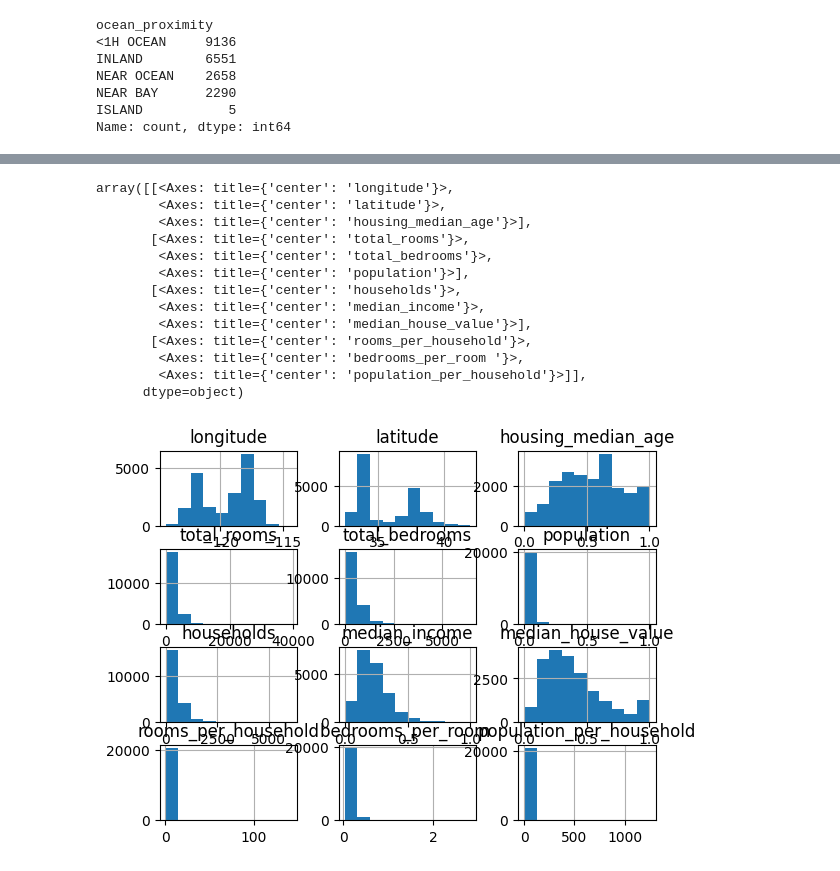
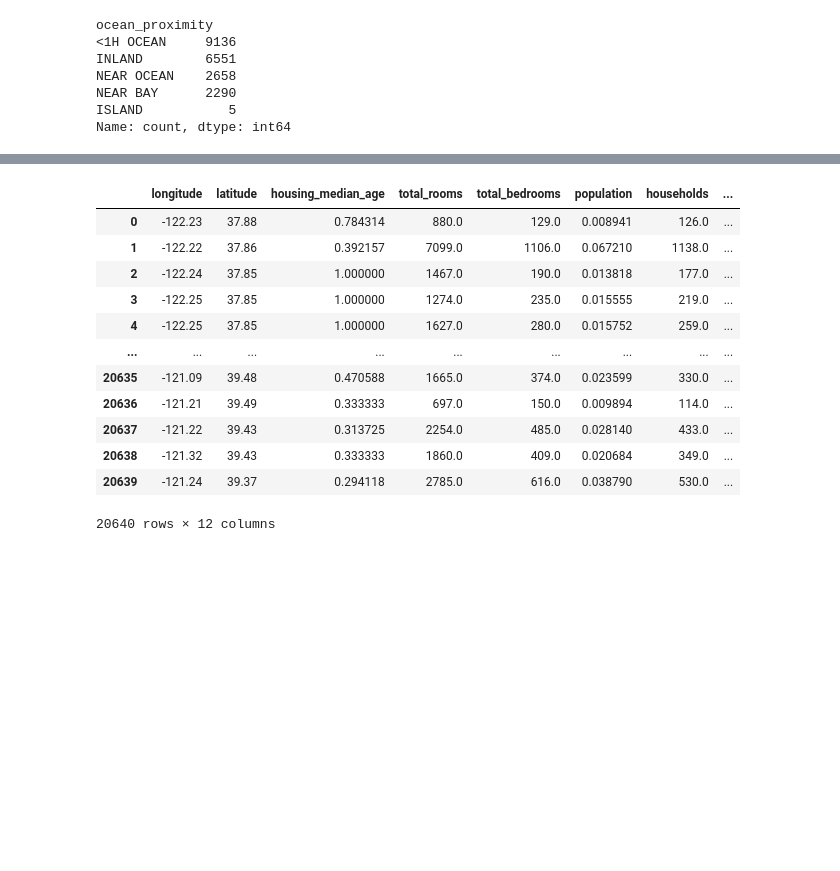
Before and after one commit to Az1zbekx/MAAB-BI, a Jupyter notebook: ml/lesson-2/tasks.ipynb, the cells around one changed output, grey strips where cells are left out. Drawn from its saved outputs; the diff is of its cells as text; code cells hidden in the pictures; blank space fills up the shorter version.

```diff
--- a/ml/lesson-2/tasks.ipynb
+++ b/ml/lesson-2/tasks.ipynb
@@ -232,22 +230,22 @@ df_min_max = minmax_scale.transform(df[cols])
 # %%
 df_std = pd.DataFrame(df_std, columns=cols)
 df_min_max = pd.DataFrame(df_min_max, columns=cols)
 df[cols] = df_min_max
+df
 # %% [output]
+|  | longitude | latitude | housing_median_age | total_rooms | total_bedrooms | population | households | ... |
+| 0 | -122.23 | 37.88 | 0.784314 | 880.0 | 129.0 | 0.008941 | 126.0 | ... |
+| 1 | -122.22 | 37.86 | 0.392157 | 7099.0 | 1106.0 | 0.067210 | 1138.0 | ... |
+| 2 | -122.24 | 37.85 | 1.000000 | 1467.0 | 190.0 | 0.013818 | 177.0 | ... |
+| 3 | -122.25 | 37.85 | 1.000000 | 1274.0 | 235.0 | 0.015555 | 219.0 | ... |
+| 4 | -122.25 | 37.85 | 1.000000 | 1627.0 | 280.0 | 0.015752 | 259.0 | ... |
+| ... | ... | ... | ... | ... | ... | ... | ... | ... |
+| 20635 | -121.09 | 39.48 | 0.470588 | 1665.0 | 374.0 | 0.023599 | 330.0 | ... |
+| 20636 | -121.21 | 39.49 | 0.333333 | 697.0 | 150.0 | 0.009894 | 114.0 | ... |
+| 20637 | -121.22 | 39.43 | 0.313725 | 2254.0 | 485.0 | 0.028140 | 433.0 | ... |
+| 20638 | -121.32 | 39.43 | 0.333333 | 1860.0 | 409.0 | 0.020684 | 349.0 | ... |
+| 20639 | -121.24 | 39.37 | 0.294118 | 2785.0 | 616.0 | 0.038790 | 530.0 | ... |
-array([[<Axes: title={'center': 'longitude'}>,
-        <Axes: title={'center': 'latitude'}>,
-        <Axes: title={'center': 'housing_median_age'}>],
-       [<Axes: title={'center': 'total_rooms'}>,
-        <Axes: title={'center': 'total_bedrooms'}>,
-        <Axes: title={'center': 'population'}>],
-       [<Axes: title={'center': 'households'}>,
-        <Axes: title={'center': 'median_income'}>,
-        <Axes: title={'center': 'median_house_value'}>],
-       [<Axes: title={'center': 'rooms_per_household'}>,
-        <Axes: title={'center': 'bedrooms_per_room '}>,
-        <Axes: title={'center': 'population_per_household'}>]],
-      dtype=object)
+20640 rows × 12 columns
-[figure, removed]
 # %%
 for col in cols:
     plt.figure(figsize=(10,5))
```
Also changed, not shown: parts of 12 cells of this notebook, 3 other files.
